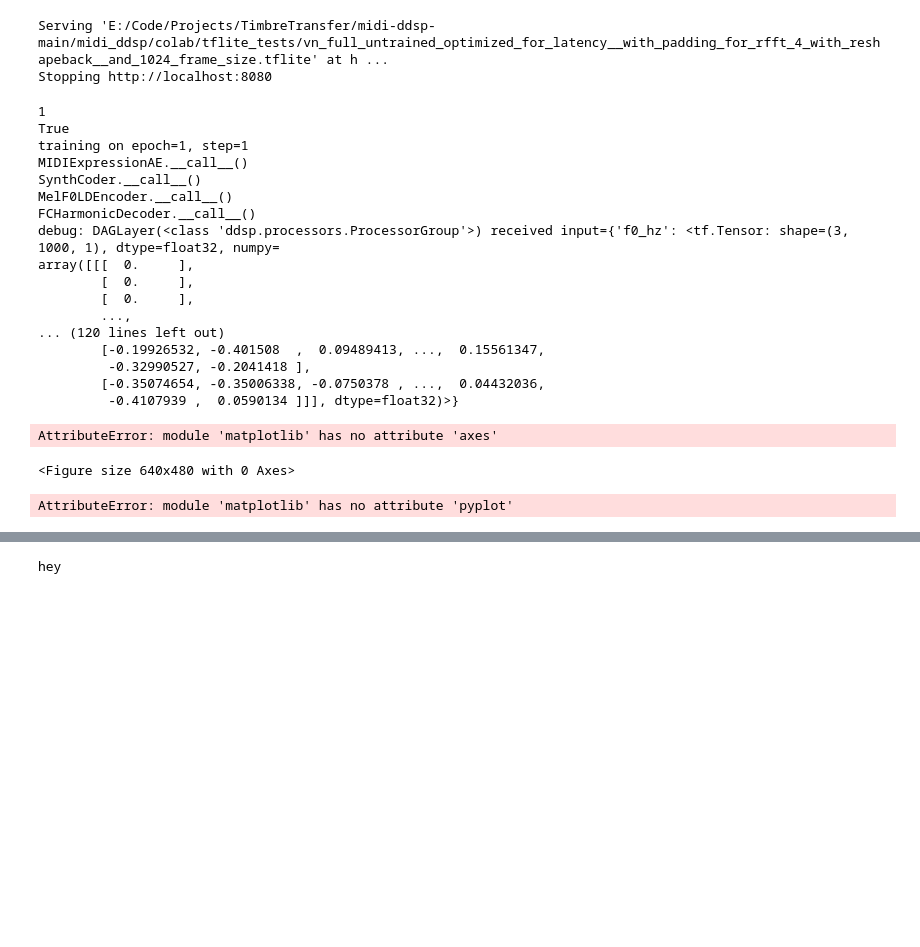
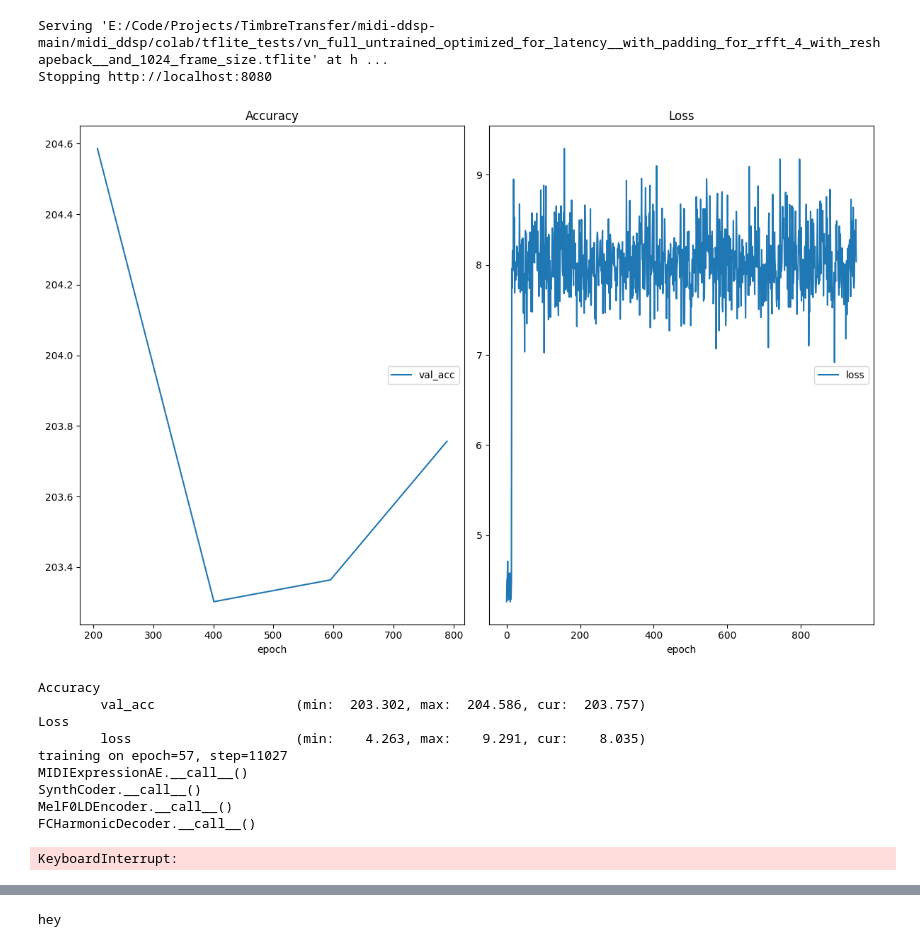
Before and after one commit to volodymyr-barannik/midi-ddsp, a Jupyter notebook: midi_ddsp/colab/Training.ipynb, the cells around one changed output, grey strips where cells are left out. Saved outputs shown, nothing was run; the diff lists cells and outputs as text; code cells hidden in the pictures; blank space fills up the shorter version.

```diff
--- a/midi_ddsp/colab/Training.ipynb
+++ b/midi_ddsp/colab/Training.ipynb
@@ -355,18 +692,5 @@ experiment_name = "14_saving_untrained_stateful_model_vst_with_1024_framesize"
-# %%
-#hp.data_dir = '../data/'
-hp.data_dir = '../../data/'
-
-hp.vst_inference_mode = False
-hp.train_synth_coder_first = True
-hp.training_epochs = 2 # 5k steps
-hp.log_interval = 1
-hp.checkpoint_save_interval = 1
-hp.eval_interval = 1
-hp.synth_coder_training_epochs = 1
-hp.batch_size=3
-#hp.batch_size=1
-hp.reverb_length = 16000
-experiment_name = "train_and_export"
+# %%
+hp.restore_path=f'logs/logs_synthesis_generator/full_train_and_export/e53_s10281'
 # %%
 #hp.frame_size = 1024
 # %%
@@ -394,8 +718,8 @@ training_data = training_data.map(filter_keys_in_dataset)
 evaluation_data = evaluation_data.map(filter_keys_in_dataset)
 
 # Debug purposes
-training_data = training_data.take(3)
-evaluation_data = evaluation_data.take(3)
+training_data = training_data#.take(10)
+evaluation_data = evaluation_data#.take(10)
 
 eval_sample_batch = next(iter(evaluation_data))
 train_sample_batch = next(iter(training_data))
@@ -485,12 +795,5 @@ array([[[-1.48538426e-01],
 # %%
 tf.get_logger().setLevel('DEBUG')
-# %%
-model.run_without_synths = True
-model.run_inside_vst = True
-model.run_synth_coder_only = False
-
-model.reverb_module = None
-model.processor_group = None
 # %%
 print(tf.keras.Model.summary(model, expand_nested=True))
 # %% [output]
@@ -1034,50 +1188,43 @@ Stopping http://localhost:8080
 # %%
 # Start training loop
 
 if hp.restore_path:
     bname = os.path.basename(hp.restore_path)
     parts = bname.split(sep='_')
     start_epoch = int(parts[0][1:])
+
+    if hp.train_synth_coder_first is True and start_epoch > hp.synth_coder_training_epochs:
+        hp.train_synth_coder_first = False
 else:
     start_epoch = 1
 
 print(start_epoch)
 print(hp.train_synth_coder_first)
-
 
 if hp.mode == 'train':
     if hp.train_synth_coder_first:
       hp.run_synth_coder_only = True
       model.train_synth_coder_only()
     else:
       hp.run_synth_coder_only = False
 
     train(training_data=training_data, training_data_length=length_training_data, training_epochs=hp.training_epochs, start_epoch=start_epoch)
 
 elif hp.mode == 'eval':
     hp.run_synth_coder_only = False
     evaluate(evaluation_data, epoch=start_epoch, step=int(start_epoch/length_training_data))
 # %% [output]
+[figure, added]
-1
-True
-training on epoch=1, step=1
+Accuracy
+        val_acc                  (min:  203.302, max:  204.586, cur:  203.757)
+Loss
+        loss                     (min:    4.263, max:    9.291, cur:    8.035)
+training on epoch=57, step=11027
 MIDIExpressionAE.__call__()
 SynthCoder.__call__()
 MelF0LDEncoder.__call__()
 FCHarmonicDecoder.__call__()
-debug: DAGLayer(<class 'ddsp.processors.ProcessorGroup'>) received input={'f0_hz': <tf.Tensor: shape=(3, 1000, 1), dtype=float32, numpy=
-array([[[  0.     ],
-        [  0.     ],
-        [  0.     ],
-        ...,
-... (120 lines left out)
-        [-0.19926532, -0.401508  ,  0.09489413, ...,  0.15561347,
-         -0.32990527, -0.2041418 ],
-        [-0.35074654, -0.35006338, -0.0750378 , ...,  0.04432036,
-         -0.4107939 ,  0.0590134 ]]], dtype=float32)>}
-AttributeError: module 'matplotlib' has no attribute 'axes'
+KeyboardInterrupt:
-<Figure size 640x480 with 0 Axes>
-AttributeError: module 'matplotlib' has no attribute 'pyplot'
 # %%
 import matplotlib.pyplot as plt
 
```
Also changed, not shown: parts of 38 cells of this notebook, 5 other files.
